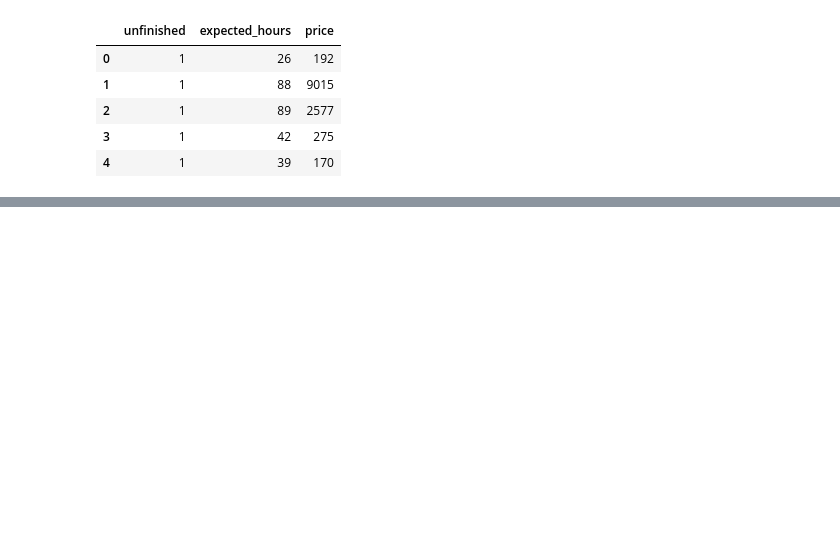
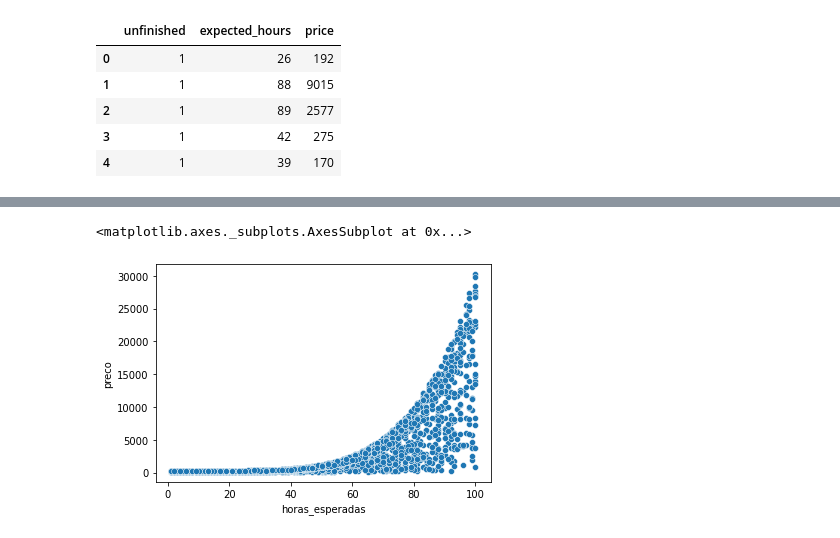
Before and after one commit to Facco-Bruno/Alura-ML, a Jupyter notebook: ML_com_classificacao_parte_3.ipynb, the cells around one changed output, grey strips where cells are left out. Drawn from its saved outputs; the diff is of its cells as text; code cells hidden in the pictures; blank space fills up the shorter version.

```diff
--- a/ML_com_classificacao_parte_3.ipynb
+++ b/ML_com_classificacao_parte_3.ipynb
@@ -13,3 +13,11 @@ dados.head()
 | 2 | 1 | 89 | 2577 |
 | 3 | 1 | 42 | 275 |
 | 4 | 1 | 39 | 170 |
+# %%
+a_renomear = {
+    'expected_hours' : 'horas_esperadas',
+    'price' : 'preco',
+    'unfinished' : 'nao_finalizado'
+}
+dados = dados.rename(columns = a_renomear)
+dados.head()
@@ -15,0 +31,3 @@ dados.head()
+# %%
+trocar = {0:1, 1:0}
+dados['finalizado'] = dados.nao_finalizado.map(trocar)
@@ -15,0 +45,5 @@ dados.head()
+# %%
+sns.scatterplot(x='horas_esperadas', y='preco', data=dados)
+# %% [output]
+<matplotlib.axes._subplots.AxesSubplot at 0x...>
+[figure, added]
```
Also changed, not shown: parts of 7 cells of this notebook.
